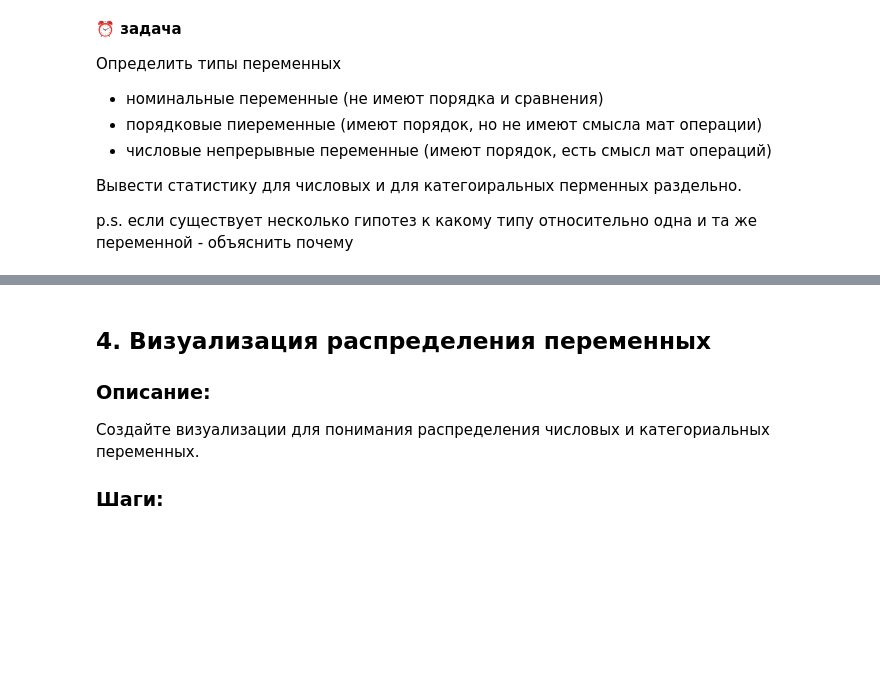
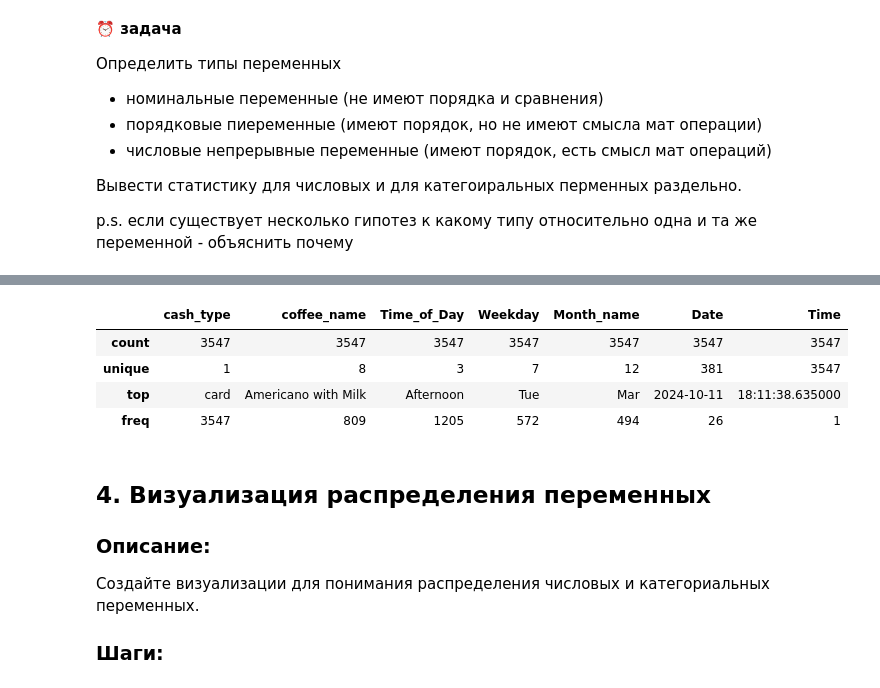
Before and after one commit to Danata117/ML, a Jupyter notebook: ML_Praktika1.ipynb, the cells around one changed output, grey strips where cells are left out. Cells and saved outputs as stored; diff of their text form; code cells hidden in the pictures; blank space fills up the shorter version.

```diff
--- a/ML_Praktika1.ipynb
+++ b/ML_Praktika1.ipynb
@@ -192,3 +194,9 @@ type: 2 уникальных значений
 Вывести статистику для числовых и для категоиральных перменных раздельно.
 
 p.s. если существует несколько гипотез к какому типу относительно одна и та же переменной - объяснить почему
+# %%
+#Нужно изменить тип некоторых переменных с числового на категориальный, так как они являются порядковыми
+df['hour_of_day'] = df['hour_of_day'].astype('category')
+df['Weekdaysort'] = df['Weekdaysort'].astype('category')
+df['Monthsort'] = df['Monthsort'].astype('category')
+print(df.dtypes)
@@ -195,3 +229,12 @@ p.s. если существует несколько гипотез к како
+# %%
+#Статистика категориальных переменных
+df.describe(include = 'object')
+# %% [output]
+|  | cash_type | coffee_name | Time_of_Day | Weekday | Month_name | Date | Time |
+| count | 3547 | 3547 | 3547 | 3547 | 3547 | 3547 | 3547 |
+| unique | 1 | 8 | 3 | 7 | 12 | 381 | 3547 |
+| top | card | Americano with Milk | Afternoon | Tue | Mar | 2024-10-11 | 18:11:38.635000 |
+| freq | 3547 | 809 | 1205 | 572 | 494 | 26 | 1 |
 # %% [markdown]
 ## **4. Визуализация распределения переменных**
 
```
Also changed, not shown: parts of 20 cells of this notebook.
